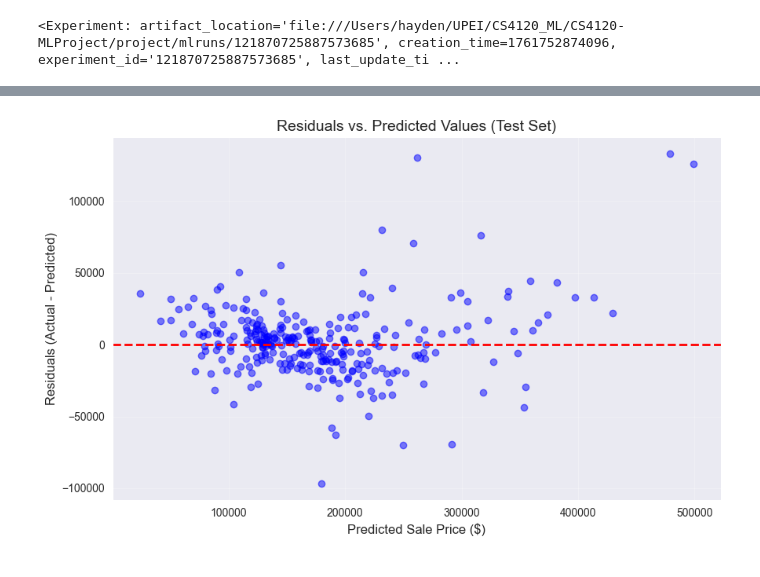
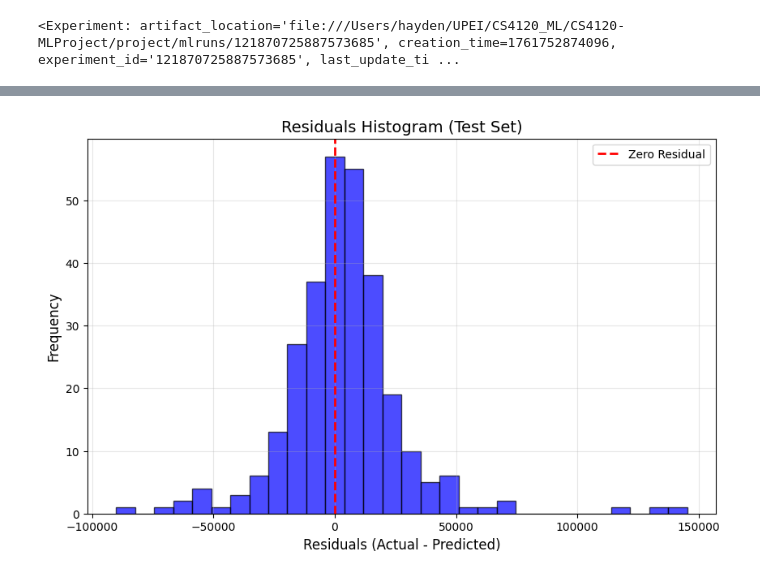
Before and after one commit to haydenpham/CS4120-MLProject, a Jupyter notebook: project/notebooks/regression_nn.ipynb, the cells around one changed output, grey strips where cells are left out. Saved outputs shown, nothing was run; the diff lists cells and outputs as text; code cells hidden in the pictures.

Commit message:
Update: plots and code

```diff
--- a/project/notebooks/regression_nn.ipynb
+++ b/project/notebooks/regression_nn.ipynb
@@ -44,4 +44,26 @@ plt.title('Living Area vs Sale Price')
 outliers_index = df[(df['GrLivArea'] > 4000) & (df['SalePrice'] < 300000)].index
 df = df.drop(outliers_index)
 df = df.reset_index(drop=True)
+
+# Combine bathroom features
+df['TotalBath'] = df['FullBath'] + 0.5 * df['HalfBath'] + df['BsmtFullBath'] + 0.5 * df['BsmtHalfBath']
+df = df.drop(['FullBath', 'HalfBath', 'BsmtFullBath', 'BsmtHalfBath'], axis=1)
+
+# Combine porch features into one
+df['TotalPorchSF'] = df['OpenPorchSF'] + df['EnclosedPorch'] + df['3SsnPorch'] + df['ScreenPorch']
+df = df.drop(['OpenPorchSF', 'EnclosedPorch', '3SsnPorch', 'ScreenPorch'], axis=1)
+
+# Drop low-variance features
+df = df.drop(['Street', 'Utilities', 'Condition2', 'RoofMatl', 'Heating'], axis=1)
+
+# Drop Year/Month sold (temporal features may cause overfitting)
+df = df.drop(['MoSold', 'YrSold'], axis=1)
+
+# Combine quality features
+df['OverallScore'] = df['OverallQual'] * df['OverallCond']
+# Redundant features
+df = df.drop(['GarageType', 'GarageFinish', 'Fence', 'Alley'], axis=1)
+df = df.drop(['LowQualFinSF', 'PoolArea', 'MiscVal'], axis=1)
+df = df.drop(['GarageQual', 'GarageCond'], axis=1)
+df = df.drop(['PoolQC', 'MiscFeature'], axis=1)
 # %% [output]
@@ -75,7 +97,7 @@ numerical_pipeline = Pipeline([
 
 # Categorical pipeline
 categorical_pipeline = Pipeline([
-    ('imputer', SimpleImputer(strategy='constant', fill_value='missing')),
+    ('imputer', SimpleImputer(strategy='most_frequent')),
     ('onehot', OneHotEncoder(handle_unknown='ignore', sparse_output=False))
 ])
 
@@ -114,13 +136,15 @@ mlp_for_grid = MLPRegressor(
     random_state=random_seed,
     early_stopping=True,
     n_iter_no_change=20,
-    verbose=False
+    verbose=False,
 )
 
 param_grid = {
     'hidden_layer_sizes': [
-        (296, 150,),
-        (296, 150, 75, 25),
+        (214, 107, 54,),
+        (107, 54, 27,),
+        (214, 107, 54, 27,),
+        (214, 107, 54, 27, 12, 6, 3, 1,),
         (100, 50, 25,),
     ],
 }
@@ -244,19 +268,20 @@ R²: 0.9097
 # %%
 residuals = y_test - y_test_pred
 plt.figure(figsize=(10, 6))
-plt.scatter(y_test_pred, residuals, alpha=0.5, color='blue')
+plt.hist(residuals, bins=30, alpha=0.7, color='blue', edgecolor='black')
 
-plt.axhline(y=0, color='red', linestyle='--', linewidth=2)
+plt.axvline(x=0, color='red', linestyle='--', linewidth=2, label='Zero Residual')
 
-plt.title('Residuals vs. Predicted Values (Test Set)', fontsize=14)
-plt.xlabel('Predicted Sale Price ($)', fontsize=12)
-plt.ylabel('Residuals (Actual - Predicted)', fontsize=12)
+plt.title('Residuals Histogram (Test Set)', fontsize=14)
+plt.xlabel('Residuals (Actual - Predicted)', fontsize=12)
+plt.ylabel('Frequency', fontsize=12)
+plt.legend()
 plt.grid(True, alpha=0.3)
 
 mlflow.log_figure(plt.gcf(), 'residuals_plot.png')
 
 plt.show()
 
 mlflow.end_run()
 # %% [output]
-[figure, old version]
+[figure, new version]
```
Also changed, not shown: parts of 6 cells of this notebook, 4 other files.
